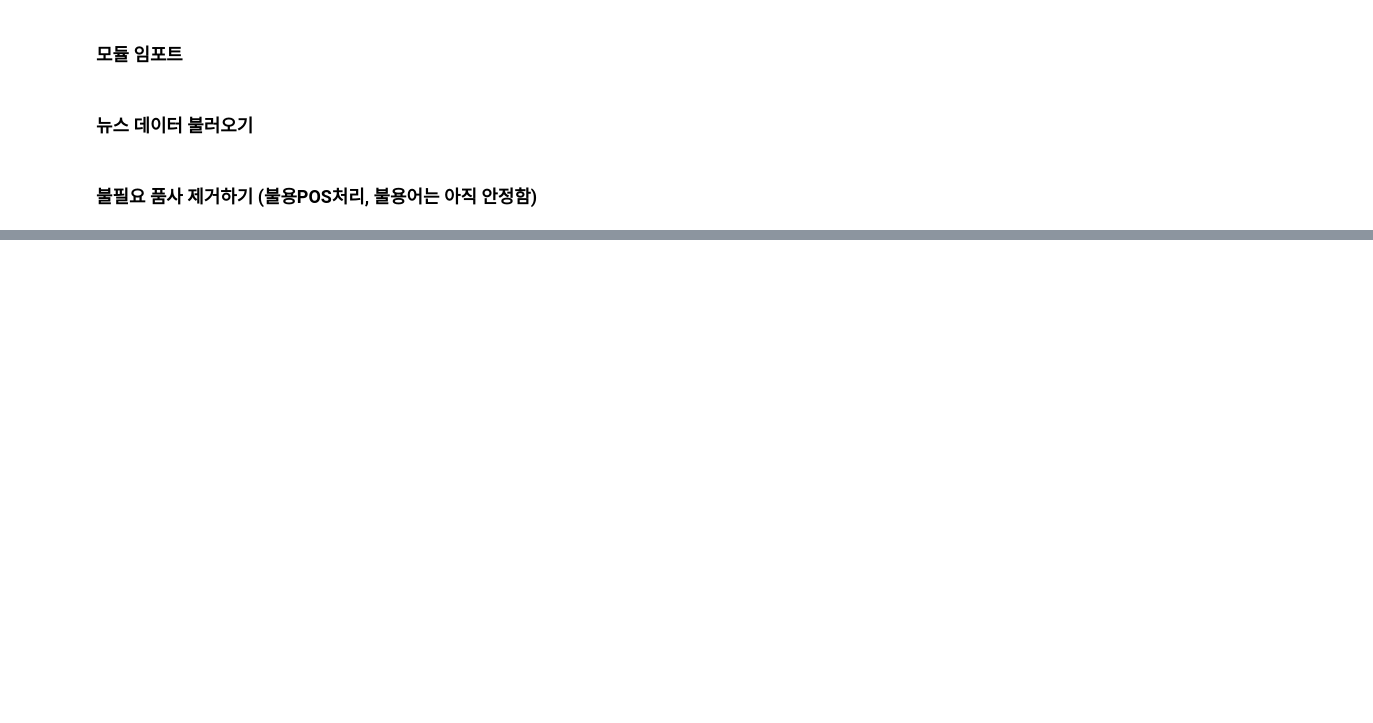
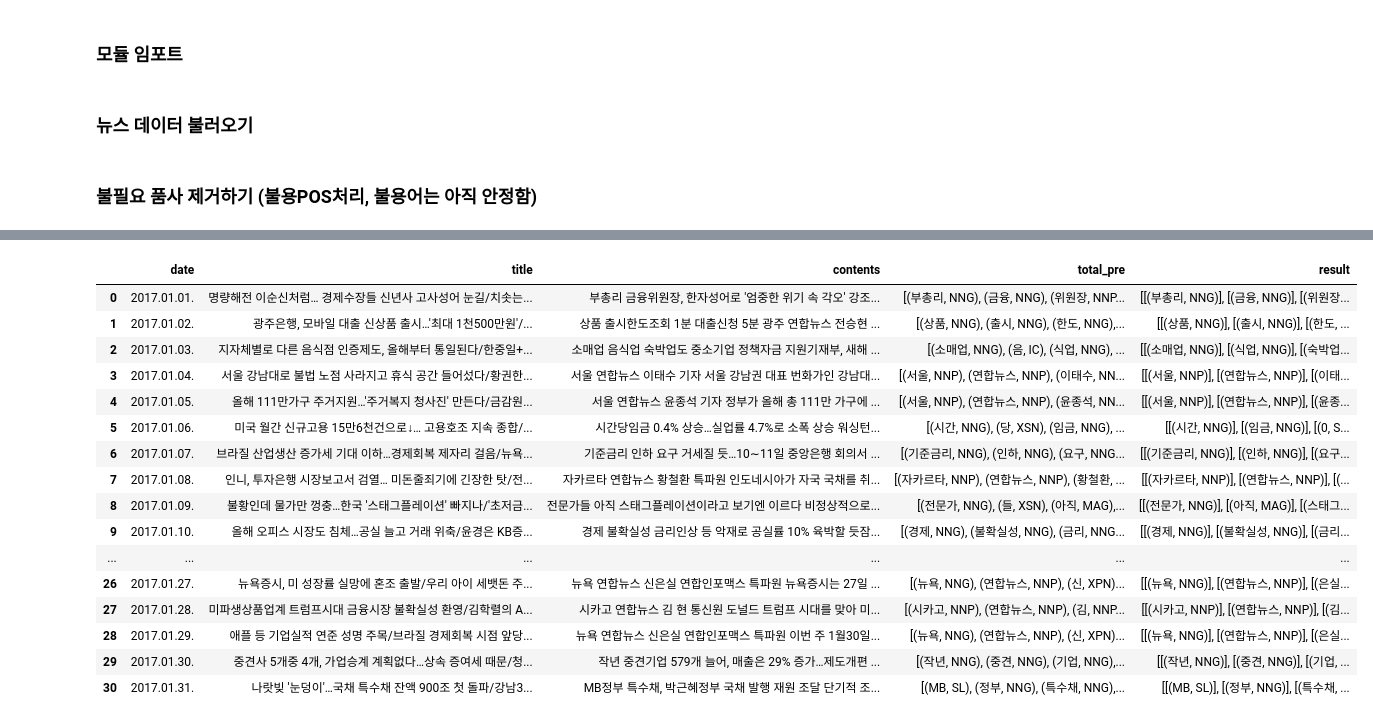
Before and after one commit to sesac-2023/BOK_TEAM4, a Jupyter notebook: kimsj/텍스트전처리.ipynb, the cells around one changed output, grey strips where cells are left out. Cells and saved outputs as stored; diff of their text form; code cells hidden in the pictures; blank space fills up the shorter version.

```diff
--- a/kimsj/텍스트전처리.ipynb
+++ b/kimsj/텍스트전처리.ipynb
@@ -56,0 +111,27 @@ for i in range(len(p)):
+# %%
+for n,i in enumerate(total_news['total_pre']): # n에는 숫자, i에는 practice['total_pre]값이 들어감
+    for j in i: # i값을 하나씩 훑어주겠다는 뜻
+        if j[1] not in stopPos: # (내용,품사)로 이루어져 있는데 인덱스 1 위치인 품사가 stopPos에 포함 안되면
+            res = [] # 매 i마다 초기화
+            res.append(j) # res 리스트에 넣어주세요
+            total_news['result'][n].append(res) # 그리고 res값을 practice['result'][n]에 넣어주세용
+# %%
+total_news
+# %% [output]
+|  | date | title | contents | total_pre | result |
+| 0 | 2017.01.01. | 명량해전 이순신처럼… 경제수장들 신년사 고사성어 눈길/치솟는... | 부총리 금융위원장, 한자성어로 '엄중한 위기 속 각오' 강조... | [(부총리, NNG), (금융, NNG), (위원장, NNP... | [[(부총리, NNG)], [(금융, NNG)], [(위원장... |
+| 1 | 2017.01.02. | 광주은행, 모바일 대출 신상품 출시…'최대 1천500만원'/... | 상품 출시한도조회 1분 대출신청 5분 광주 연합뉴스 전승현 ... | [(상품, NNG), (출시, NNG), (한도, NNG),... | [[(상품, NNG)], [(출시, NNG)], [(한도, ... |
+| 2 | 2017.01.03. | 지자체별로 다른 음식점 인증제도, 올해부터 통일된다/한중일+... | 소매업 음식업 숙박업도 중소기업 정책자금 지원기재부, 새해 ... | [(소매업, NNG), (음, IC), (식업, NNG), ... | [[(소매업, NNG)], [(식업, NNG)], [(숙박업... |
+| 3 | 2017.01.04. | 서울 강남대로 불법 노점 사라지고 휴식 공간 들어섰다/황권한... | 서울 연합뉴스 이태수 기자 서울 강남권 대표 번화가인 강남대... | [(서울, NNP), (연합뉴스, NNP), (이태수, NN... | [[(서울, NNP)], [(연합뉴스, NNP)], [(이태... |
+| 4 | 2017.01.05. | 올해 111만가구 주거지원…'주거복지 청사진' 만든다/금감원... | 서울 연합뉴스 윤종석 기자 정부가 올해 총 111만 가구에 ... | [(서울, NNP), (연합뉴스, NNP), (윤종석, NN... | [[(서울, NNP)], [(연합뉴스, NNP)], [(윤종... |
+| 5 | 2017.01.06. | 미국 월간 신규고용 15만6천건으로↓… 고용호조 지속 종합/... | 시간당임금 0.4% 상승…실업률 4.7%로 소폭 상승 워싱턴... | [(시간, NNG), (당, XSN), (임금, NNG), ... | [[(시간, NNG)], [(임금, NNG)], [(0, S... |
+| 6 | 2017.01.07. | 브라질 산업생산 증가세 기대 이하…경제회복 제자리 걸음/뉴욕... | 기준금리 인하 요구 거세질 듯…10∼11일 중앙은행 회의서 ... | [(기준금리, NNG), (인하, NNG), (요구, NNG... | [[(기준금리, NNG)], [(인하, NNG)], [(요구... |
+| 7 | 2017.01.08. | 인니, 투자은행 시장보고서 검열… 미돈줄죄기에 긴장한 탓/전... | 자카르타 연합뉴스 황철환 특파원 인도네시아가 자국 국채를 취... | [(자카르타, NNP), (연합뉴스, NNP), (황철환, ... | [[(자카르타, NNP)], [(연합뉴스, NNP)], [(... |
+| 8 | 2017.01.09. | 불황인데 물가만 껑충…한국 '스태그플레이션' 빠지나/'초저금... | 전문가들 아직 스태그플레이션이라고 보기엔 이르다 비정상적으로... | [(전문가, NNG), (들, XSN), (아직, MAG),... | [[(전문가, NNG)], [(아직, MAG)], [(스태그... |
+| 9 | 2017.01.10. | 올해 오피스 시장도 침체…공실 늘고 거래 위축/윤경은 KB증... | 경제 불확실성 금리인상 등 악재로 공실률 10% 육박할 듯잠... | [(경제, NNG), (불확실성, NNG), (금리, NNG... | [[(경제, NNG)], [(불확실성, NNG)], [(금리... |
+| ... | ... | ... | ... | ... | ... |
+| 26 | 2017.01.27. | 뉴욕증시, 미 성장률 실망에 혼조 출발/우리 아이 세뱃돈 주... | 뉴욕 연합뉴스 신은실 연합인포맥스 특파원 뉴욕증시는 27일 ... | [(뉴욕, NNG), (연합뉴스, NNP), (신, XPN)... | [[(뉴욕, NNG)], [(연합뉴스, NNP)], [(은실... |
+| 27 | 2017.01.28. | 미파생상품업계 트럼프시대 금융시장 불확실성 환영/김학렬의 A... | 시카고 연합뉴스 김 현 통신원 도널드 트럼프 시대를 맞아 미... | [(시카고, NNP), (연합뉴스, NNP), (김, NNP... | [[(시카고, NNP)], [(연합뉴스, NNP)], [(김... |
+| 28 | 2017.01.29. | 애플 등 기업실적 연준 성명 주목/브라질 경제회복 시점 앞당... | 뉴욕 연합뉴스 신은실 연합인포맥스 특파원 이번 주 1월30일... | [(뉴욕, NNG), (연합뉴스, NNP), (신, XPN)... | [[(뉴욕, NNG)], [(연합뉴스, NNP)], [(은실... |
+| 29 | 2017.01.30. | 중견사 5개중 4개, 가업승계 계획없다…상속 증여세 때문/청... | 작년 중견기업 579개 늘어, 매출은 29% 증가…제도개편 ... | [(작년, NNG), (중견, NNG), (기업, NNG),... | [[(작년, NNG)], [(중견, NNG)], [(기업, ... |
+| 30 | 2017.01.31. | 나랏빚 '눈덩이'…국채 특수채 잔액 900조 첫 돌파/강남3... | MB정부 특수채, 박근혜정부 국채 발행 재원 조달 단기적 조... | [(MB, SL), (정부, NNG), (특수채, NNG),... | [[(MB, SL)], [(정부, NNG)], [(특수채, ... |
```
Also changed, not shown: parts of 14 cells of this notebook.
